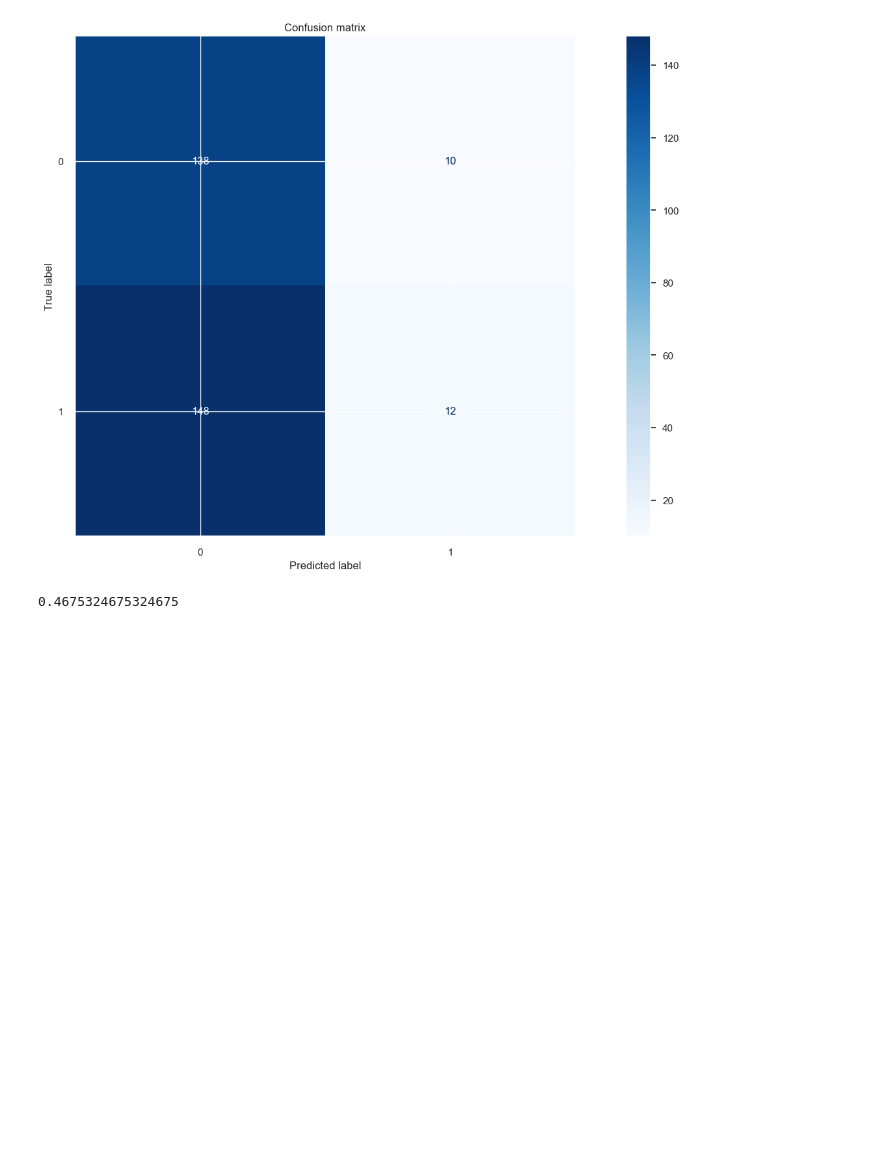
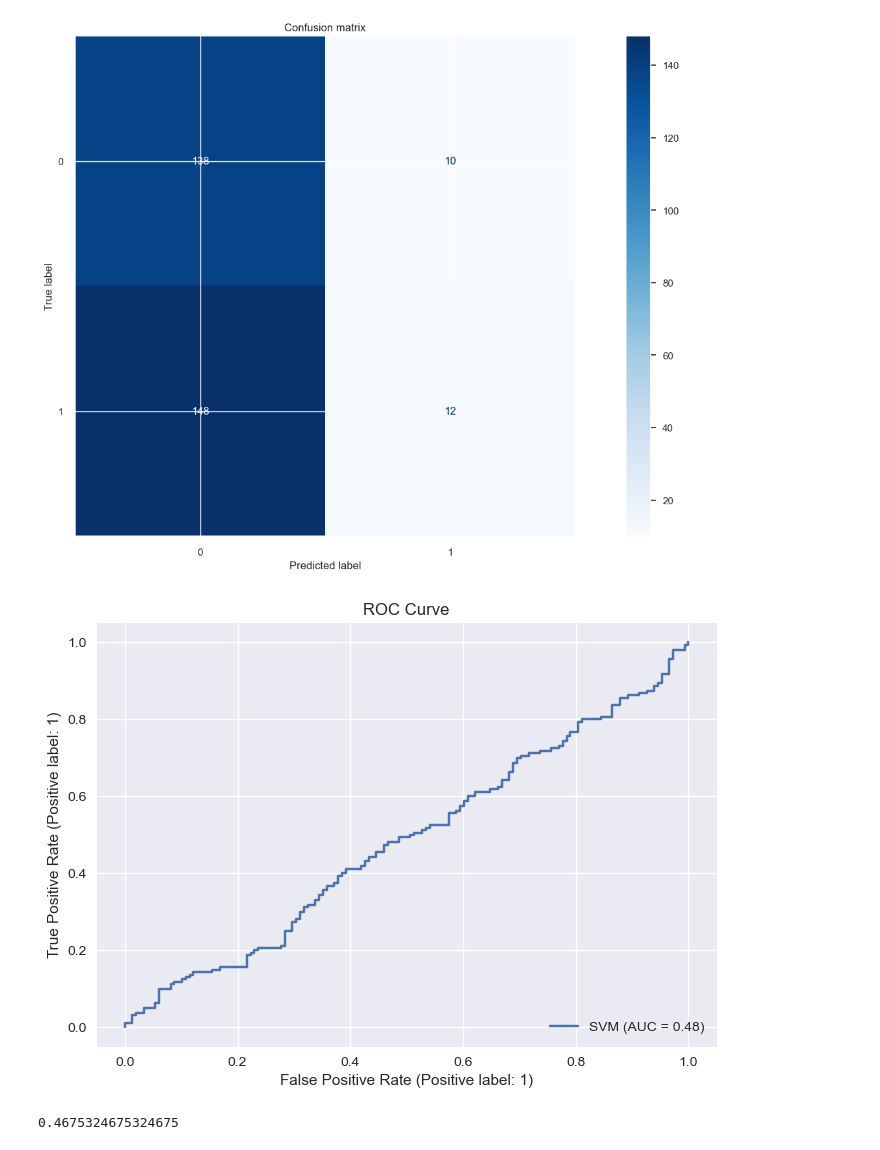
Before and after one commit to fbristotti/cqf, a Jupyter notebook: exam3/exam3.ipynb, the cells around one changed output. Cells and saved outputs as stored; diff of their text form; code cells hidden in the pictures; blank space fills up the shorter version.

```diff
--- a/exam3/exam3.ipynb
+++ b/exam3/exam3.ipynb
@@ -266,6 +266,17 @@ disp.ax_.set_title('Confusion matrix')
 plt.show()
 # %% [output]
 [figure]
+# %%
+# Display ROCCurve
+disp_roc = RocCurveDisplay.from_estimator(
+            model  ,
+            X_test,
+            y_test,
+            name='SVM')
+disp_roc.ax_.set_title('ROC Curve')
+plt.show()
+# %% [output]
+[figure, added]
 # %%
 accuracy_score(y_test, y_pred)
 # %% [output]
```
Also changed, not shown: parts of 2 cells of this notebook.
